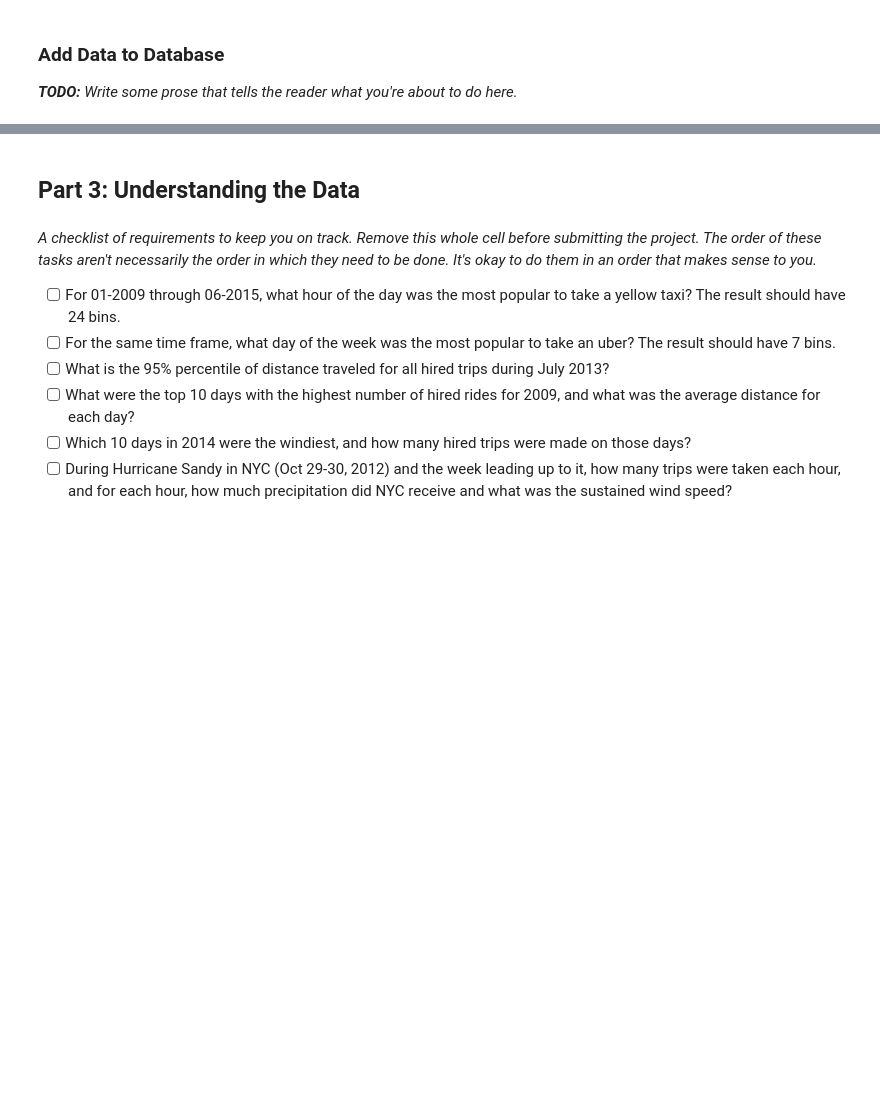
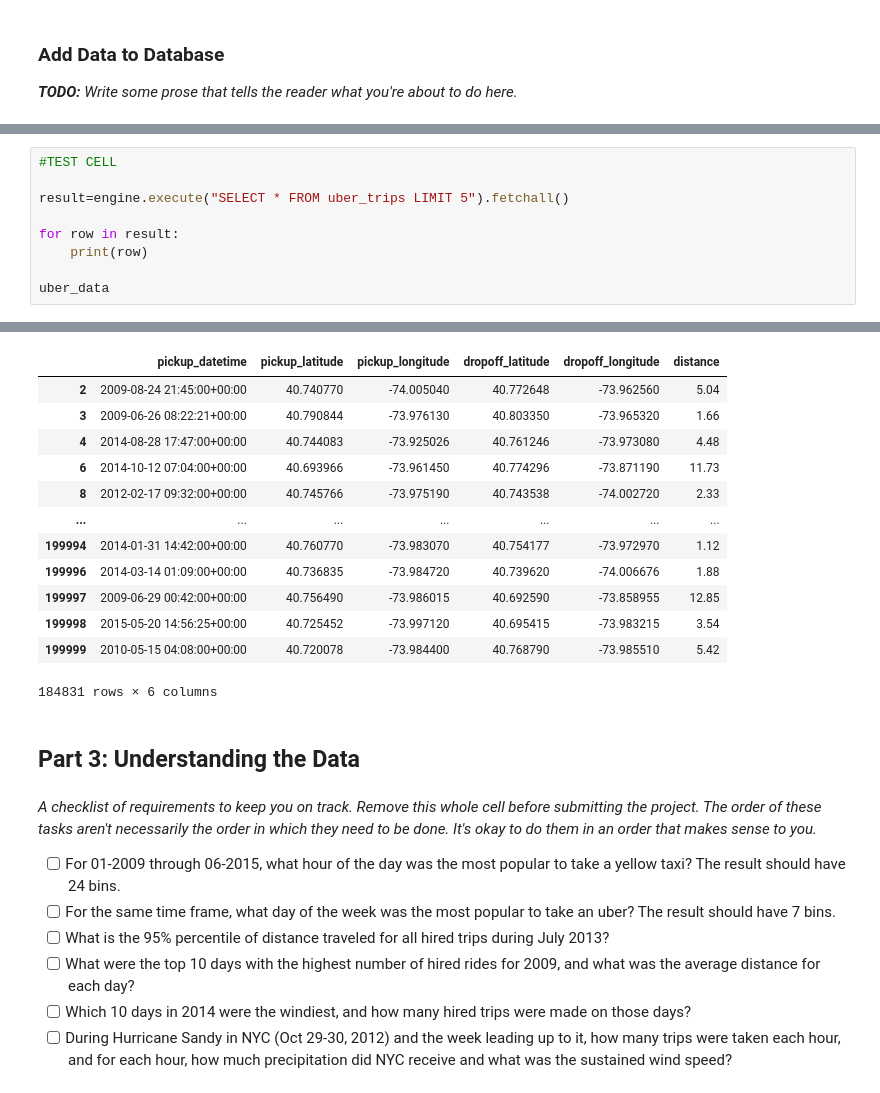
Before and after one commit to qixuan-jin/Clashes-between-Uber-and-Yellow-Taxi-IEOR4501, a Jupyter notebook: Project Scaffolding (1)(1).ipynb, the cells around one changed output, grey strips where cells are left out. Drawn from its saved outputs; the diff is of its cells as text; blank space fills up the shorter version.

```diff
--- a/Project Scaffolding (1)(1).ipynb
+++ b/Project Scaffolding (1)(1).ipynb
@@ -586 +637,11 @@ map_table_name_to_dataframe = {
 write_dataframes_to_table(map_table_name_to_dataframe)
+# %%
+#TEST CELL
+
+result=engine.execute("SELECT * FROM uber_trips LIMIT 5").fetchall()
+
+for row in result:
+    print(row)
+
+uber_data
+# %% [output]
@@ -587,3 +653,16 @@ write_dataframes_to_table(map_table_name_to_dataframe)
+|  | pickup_datetime | pickup_latitude | pickup_longitude | dropoff_latitude | dropoff_longitude | distance |
+| 2 | 2009-08-24 21:45:00+00:00 | 40.740770 | -74.005040 | 40.772648 | -73.962560 | 5.04 |
+| 3 | 2009-06-26 08:22:21+00:00 | 40.790844 | -73.976130 | 40.803350 | -73.965320 | 1.66 |
+| 4 | 2014-08-28 17:47:00+00:00 | 40.744083 | -73.925026 | 40.761246 | -73.973080 | 4.48 |
+| 6 | 2014-10-12 07:04:00+00:00 | 40.693966 | -73.961450 | 40.774296 | -73.871190 | 11.73 |
+| 8 | 2012-02-17 09:32:00+00:00 | 40.745766 | -73.975190 | 40.743538 | -74.002720 | 2.33 |
+| ... | ... | ... | ... | ... | ... | ... |
+| 199994 | 2014-01-31 14:42:00+00:00 | 40.760770 | -73.983070 | 40.754177 | -73.972970 | 1.12 |
+| 199996 | 2014-03-14 01:09:00+00:00 | 40.736835 | -73.984720 | 40.739620 | -74.006676 | 1.88 |
+| 199997 | 2009-06-29 00:42:00+00:00 | 40.756490 | -73.986015 | 40.692590 | -73.858955 | 12.85 |
+| 199998 | 2015-05-20 14:56:25+00:00 | 40.725452 | -73.997120 | 40.695415 | -73.983215 | 3.54 |
+| 199999 | 2010-05-15 04:08:00+00:00 | 40.720078 | -73.984400 | 40.768790 | -73.985510 | 5.42 |
+184831 rows × 6 columns
 # %% [markdown]
 ## Part 3: Understanding the Data
 # %% [markdown]
```
Also changed, not shown: parts of 9 cells of this notebook, 2 other files.
